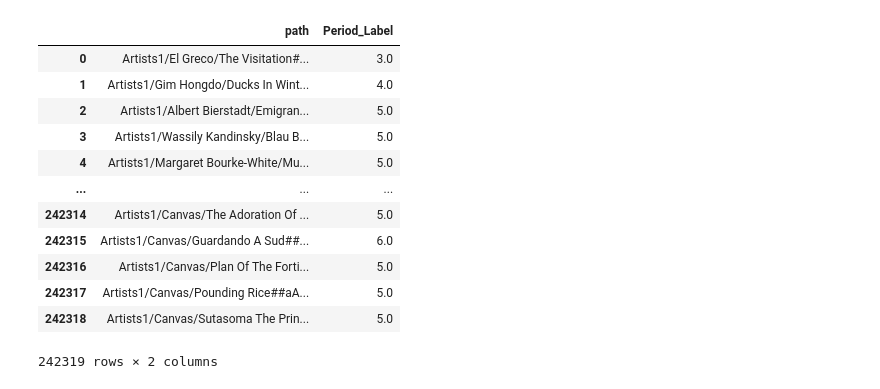
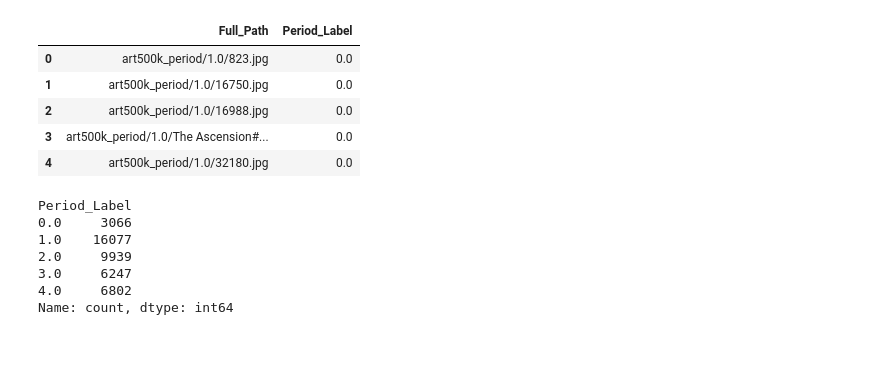
Before and after one commit to jessicayzhao/Museum-Art-Classification, a Jupyter notebook: CNN_midterm.ipynb, the cells around one changed output. Saved outputs shown, nothing was run; the diff lists cells and outputs as text; code cells hidden in the pictures; blank space fills up the shorter version.

```diff
--- a/CNN_midterm.ipynb
+++ b/CNN_midterm.ipynb
@@ -304,23 +0,0 @@ year_labels_filtered
-# %%
-#final cnn prep
-
-year_labels_filtered = year_labels_filtered[year_labels_filtered['path'].notna()]
-
-columns_to_keep = ['path', 'Period_Label']
-
-year_labels_filtered = year_labels_filtered[columns_to_keep]
-year_labels_filtered
-# %% [output]
-|  | path | Period_Label |
-| 0 | Artists1/El Greco/The Visitation#... | 3.0 |
-| 1 | Artists1/Gim Hongdo/Ducks In Wint... | 4.0 |
-| 2 | Artists1/Albert Bierstadt/Emigran... | 5.0 |
-| 3 | Artists1/Wassily Kandinsky/Blau B... | 5.0 |
-| 4 | Artists1/Margaret Bourke-White/Mu... | 5.0 |
-| ... | ... | ... |
-| 242314 | Artists1/Canvas/The Adoration Of ... | 5.0 |
-| 242315 | Artists1/Canvas/Guardando A Sud##... | 6.0 |
-| 242316 | Artists1/Canvas/Plan Of The Forti... | 5.0 |
-| 242317 | Artists1/Canvas/Pounding Rice##aA... | 5.0 |
-| 242318 | Artists1/Canvas/Sutasoma The Prin... | 5.0 |
-242319 rows × 2 columns
@@ -326,0 +4,27 @@ year_labels_filtered
+# %%
+root_folder = "art500k_period"
+
+data = []
+
+for folder in os.listdir(root_folder):
+    folder_path = os.path.join(root_folder, folder)
+    if os.path.isdir(folder_path):
+        for file in os.listdir(folder_path):
+            if file.endswith(".jpg"):
+                file_path = os.path.join(folder_path, file)
+                data.append((file_path, float(folder)))
+
+df = pd.DataFrame(data, columns=["Full_Path", "Period_Label"])
+
+# drop periods 0 and 6
+df = df[(df["Period_Label"] != 0.0) & (df["Period_Label"] != 6.0)]
+df["Period_Label"] -= 1.0
+
+df.head()
+# %% [output]
+|  | Full_Path | Period_Label |
+| 0 | art500k_period/1.0/823.jpg | 0.0 |
+| 1 | art500k_period/1.0/16750.jpg | 0.0 |
+| 2 | art500k_period/1.0/16988.jpg | 0.0 |
+| 3 | art500k_period/1.0/The Ascension#... | 0.0 |
+| 4 | art500k_period/1.0/32180.jpg | 0.0 |
@@ -327 +33,12 @@ year_labels_filtered
+# %%
+label_counts = df["Period_Label"].value_counts().sort_index()
+label_counts
+# %% [output]
+Period_Label
+0.0     3066
+1.0    16077
+2.0     9939
+3.0     6247
+4.0     6802
+Name: count, dtype: int64
 # %%
```
Also changed, not shown: parts of 20 cells of this notebook.
